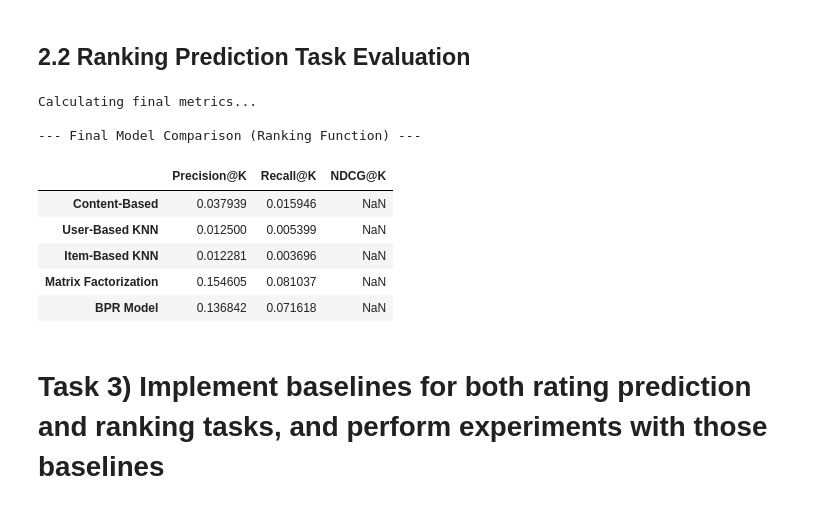
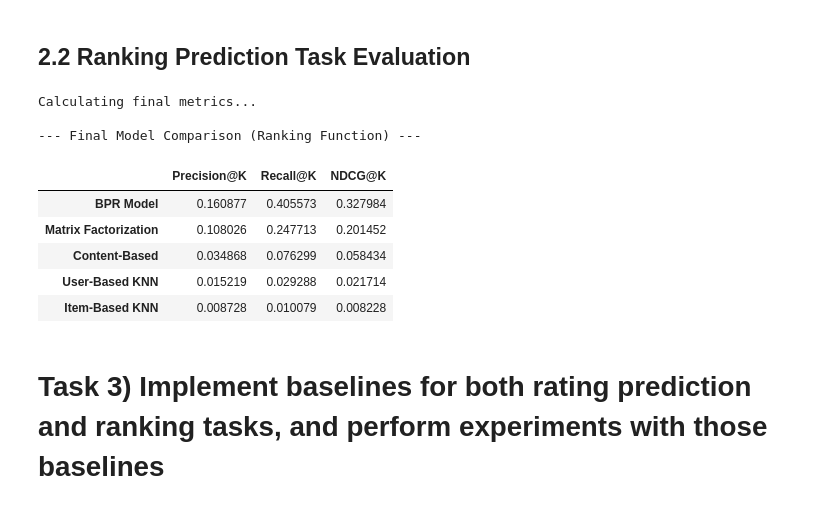
Before and after one commit to kantana8864/Recommender-Systems-Project, a Jupyter notebook: Project-RecSys.ipynb, the cells around one changed output. Saved outputs shown, nothing was run; the diff lists cells and outputs as text; code cells hidden in the pictures.

```diff
--- a/Project-RecSys.ipynb
+++ b/Project-RecSys.ipynb
@@ -697,5 +707,6 @@ print("\n--- Content-Based Tuning Results ---")
 print(f"Best Config: {content_based_tuning['best_config']}")
 print(f"Best Validation RMSE: {content_based_tuning['best_rmse']:.4f}")
 
+best_content_type_cb, best_aggregation_method_cb= content_based_tuning['best_config']
 rmse_content_based = content_based_tuning['best_rmse']
 # %% [output]
@@ -903,6 +914,7 @@ def recommend_topk_user_based(train_data, user_similarity_matrix, target_user, k
         train_data (pd.DataFrame): ratings data with columns [user_id, item_id, rating]
         user_similarity_matrix (pd.DataFrame): precomputed user-user similarity matrix
         target_user (int): user_id of the target user
+        k_user (int): number of neighbors to consider for prediction
         k (int): number of items to recommend
 
     Returns:
@@ -924,7 +936,7 @@ def recommend_topk_user_based(train_data, user_similarity_matrix, target_user, k
             global_mean_rating,
             k_user,
         )
-        if not np.isnan(pred_rating):  # only keep valid predictions
+        if not np.isnan(pred_rating):
             predictions.append((item_id, pred_rating))
 
     result = sorted(predictions, key=lambda x: x[1], reverse=True)[:k]
@@ -2999,7 +2948,6 @@ def evaluate_all_models_ranking(
 
     test_users = test_data["user_id"].unique()
 
-    # Data structures to hold results
     all_ground_truths = []
 
     # Define the models we are testing
@@ -3023,15 +2971,15 @@ def evaluate_all_models_ranking(
 
         all_ground_truths.append(gt)
 
-        # Get recommendations from each one of the model
+        # Get recommendations from each one of the models
 
-        # --- Content-Based ---
+        # Content-based recommendation
         recs_cb = recommend_topk_content_based(
             train_data=train_data,
             target_user=user_id,
             k=k,
-            content_type="full",
-            aggregation_method="weighted_avg",
+            content_type=best_content_type_cb,
+            aggregation_method=best_aggregation_method_cb,
         )
 
         recs_cb_ids = [item_id for item_id, score in recs_cb]
@@ -3039,7 +2987,7 @@ def evaluate_all_models_ranking(
         # print(f"User {user_id} Content-Based Recs: {recs_cb[:5]}")
         all_recommendations["Content-Based"].append(recs_cb_ids)
 
-        # --- User-Based KNN ---
+        # User-based recommendation
         recs_ub = recommend_topk_user_based(
             train_data=train_data,
             target_user=user_id,
@@ -3053,7 +3001,7 @@ def evaluate_all_models_ranking(
         # print(f"User {user_id} User-Based KNN Recs: {recs_ub[:5]}")
         all_recommendations["User-Based KNN"].append(recs_ub_ids)
 
-        # --- Item-Based KNN ---
+        # Item-based recommendation
         recs_ib = recommend_topk_item_based(
             train_data=train_data,
             target_user=user_id,
@@ -3066,15 +3014,15 @@ def evaluate_all_models_ranking(
         # print(f"User {user_id} Item-Based KNN Recs: {recs_ib[:5]}")
         all_recommendations["Item-Based KNN"].append(recs_ib_ids)
 
-        # --- Matrix Factorization ---
+        # Matrix Factorization
         recs_mf = recommend_topk_mf(
             mf_trainer=mf_model, train_data=train_data, target_user=user_id, k=k
         )
         # print(f"User {user_id} Matrix Factorization Recs: {recs_mf[:5]}")
         all_recommendations["Matrix Factorization"].append(recs_mf)
 
-        # --- BPR Model ---
-        recs_bpr = bpr_model.recommend(target_user, train_data, k)
+        # BPR Model
+        recs_bpr = bpr_model.recommend(user_id, train_data, k)
         # print(f"User {user_id} BPR Model Recs: {recs_bpr[:5]}")
 
         recs_bpr_ids = [item_id for item_id, score in recs_bpr]
@@ -3088,14 +3036,20 @@ def evaluate_all_models_ranking(
             print(f"Warning: No recommendations generated for {model_name}")
             continue
 
-        prec = Precision(all_ground_truths, rec_lists)
-        rec = Recall(all_ground_truths, rec_lists)
-        ndcg = NDCG(all_ground_truths, rec_lists)
+        prec_scores = [
+            precision_at_k(gt, rec, k) for gt, rec in zip(all_ground_truths, rec_lists)
+        ]
+        rec_scores = [
+            recall_at_k(gt, rec, k) for gt, rec in zip(all_ground_truths, rec_lists)
+        ]
+        ndcg_scores = [
+            ndcg_at_k(gt, rec, k) for gt, rec in zip(all_ground_truths, rec_lists)
+        ]
 
         final_results[model_name] = {
-            "Precision@K": prec,
-            "Recall@K": rec,
-            "NDCG@K": ndcg,
+            "Precision@K": np.mean(prec_scores),
+            "Recall@K": np.mean(rec_scores),
+            "NDCG@K": np.mean(ndcg_scores),
         }
 
     results_df = pd.DataFrame.from_dict(final_results, orient="index")
@@ -3105,27 +3059,27 @@ def evaluate_all_models_ranking(
 # %%
 all_model_results = evaluate_all_models_ranking(
     train_data,
     test_data,
     user_similarity_matrix=user_similarity_matrix,
     item_similarity_matrix=item_similarity_matrix,
     mf_model=mf_model,
     bpr_model=bpr_model,
-    k=10,
+    k=50,
 )
 
 # Display the final comparison table
 print("\n--- Final Model Comparison (Ranking Function) ---")
 display(all_model_results)
 # %% [output]
 Calculating final metrics...
 
 --- Final Model Comparison (Ranking Function) ---
 |  | Precision@K | Recall@K | NDCG@K |
-| Content-Based | 0.037939 | 0.015946 | NaN |
-| User-Based KNN | 0.012500 | 0.005399 | NaN |
-| Item-Based KNN | 0.012281 | 0.003696 | NaN |
-| Matrix Factorization | 0.154605 | 0.081037 | NaN |
-| BPR Model | 0.136842 | 0.071618 | NaN |
+| BPR Model | 0.160877 | 0.405573 | 0.327984 |
+| Matrix Factorization | 0.108026 | 0.247713 | 0.201452 |
+| Content-Based | 0.034868 | 0.076299 | 0.058434 |
+| User-Based KNN | 0.015219 | 0.029288 | 0.021714 |
+| Item-Based KNN | 0.008728 | 0.010079 | 0.008228 |
 # %% [markdown]
 # Task 3) Implement baselines for both rating prediction and ranking tasks, and perform experiments with those baselines
 # %% [markdown]
```
Also changed, not shown: parts of 43 cells of this notebook, 1 other file.
